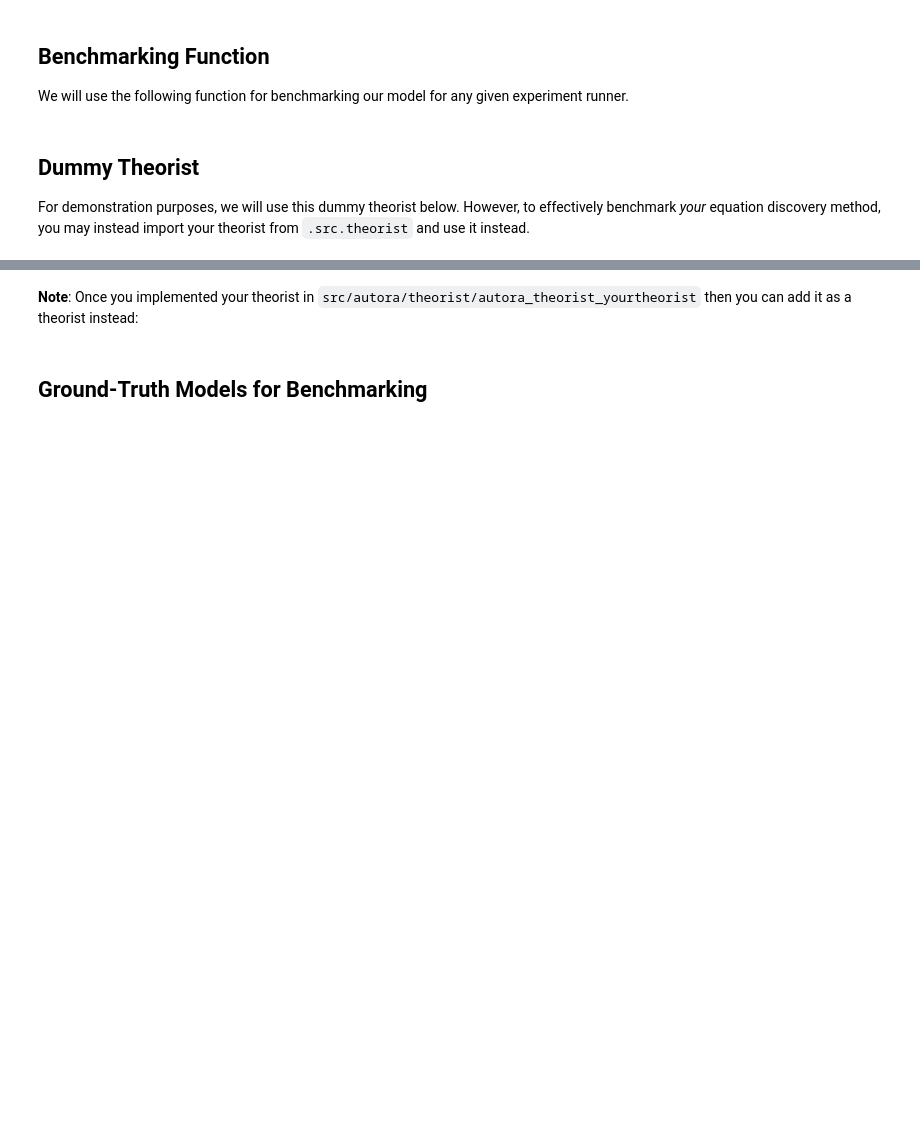
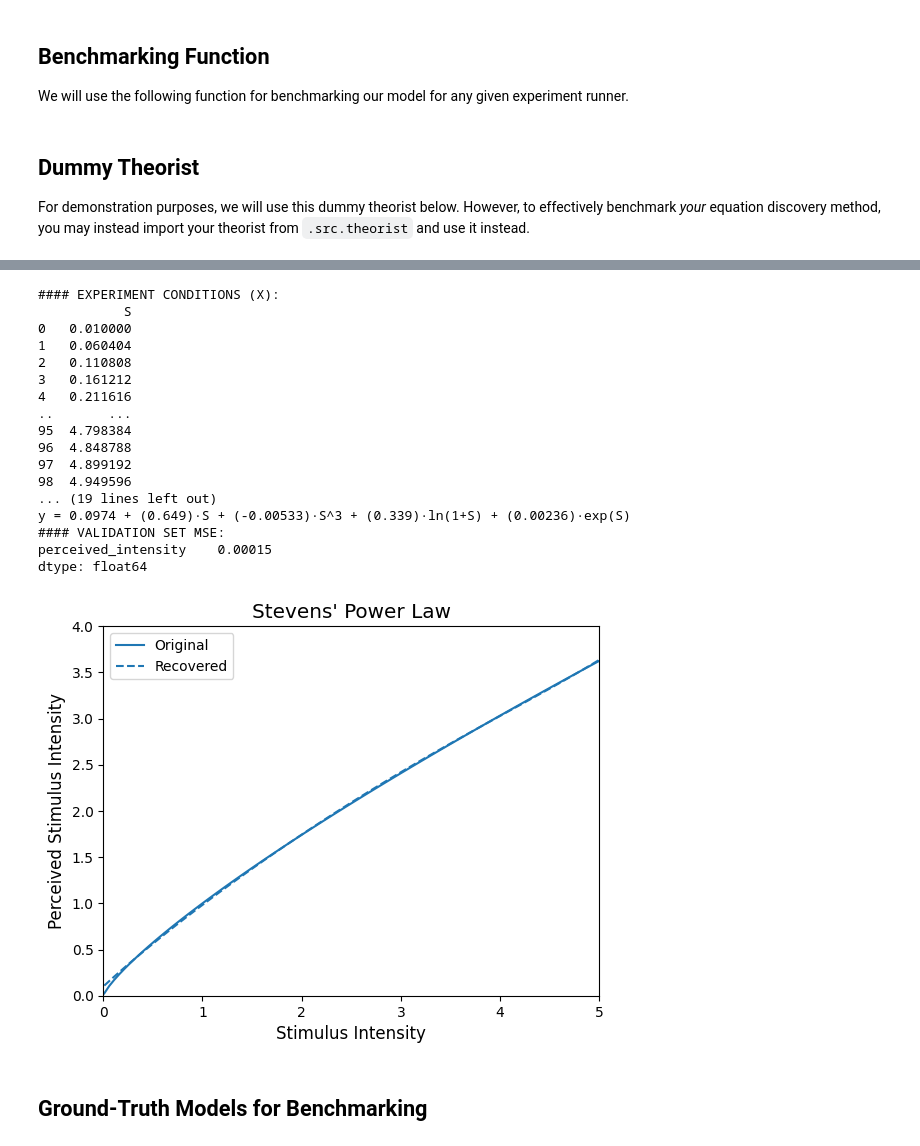
Before and after one commit to acesmeci/autora-theorist-MAFT, a Jupyter notebook: challenge/theorist_benchmarking.ipynb, the cells around one changed output, grey strips where cells are left out. Cells and saved outputs as stored; diff of their text form; code cells hidden in the pictures; blank space fills up the shorter version.

```diff
--- a/challenge/theorist_benchmarking.ipynb
+++ b/challenge/theorist_benchmarking.ipynb
@@ -517,2 +251,0 @@ feature_theorist = FeatureEngTheorist()
-# %% [markdown]
-**Note**: Once you implemented your theorist in ``src/autora/theorist/autora_theorist_yourtheorist`` then you can add it as a theorist instead:
@@ -674,3 +252,25 @@ feature_theorist = FeatureEngTheorist()
+# %%
+# Run Stevens benchmark
+benchmark(experiment_runner = stevens_power_law(), theorist = feature_theorist)
+# %% [output]
+#### EXPERIMENT CONDITIONS (X):
+           S
+0   0.010000
+1   0.060404
+2   0.110808
+3   0.161212
+4   0.211616
+..       ...
+95  4.798384
+96  4.848788
+97  4.899192
+98  4.949596
+... (19 lines left out)
+y = 0.0974 + (0.649)·S + (-0.00533)·S^3 + (0.339)·ln(1+S) + (0.00236)·exp(S)
+#### VALIDATION SET MSE:
+perceived_intensity    0.00015
+dtype: float64
+[figure, added]
 # %% [markdown]
 ## Ground-Truth Models for Benchmarking
 # %% [markdown]
```
Also changed, not shown: parts of 16 cells of this notebook, 9 other files.
